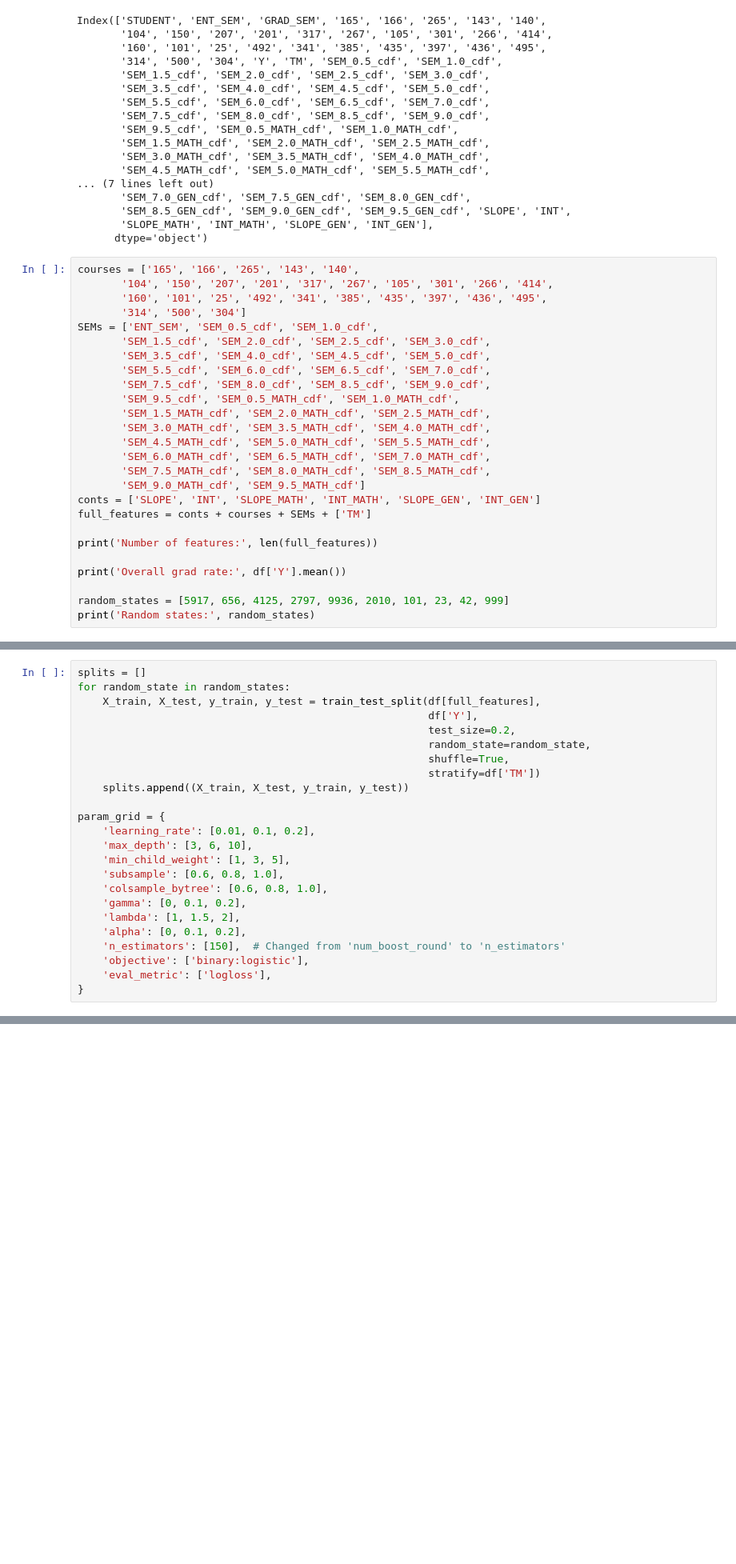
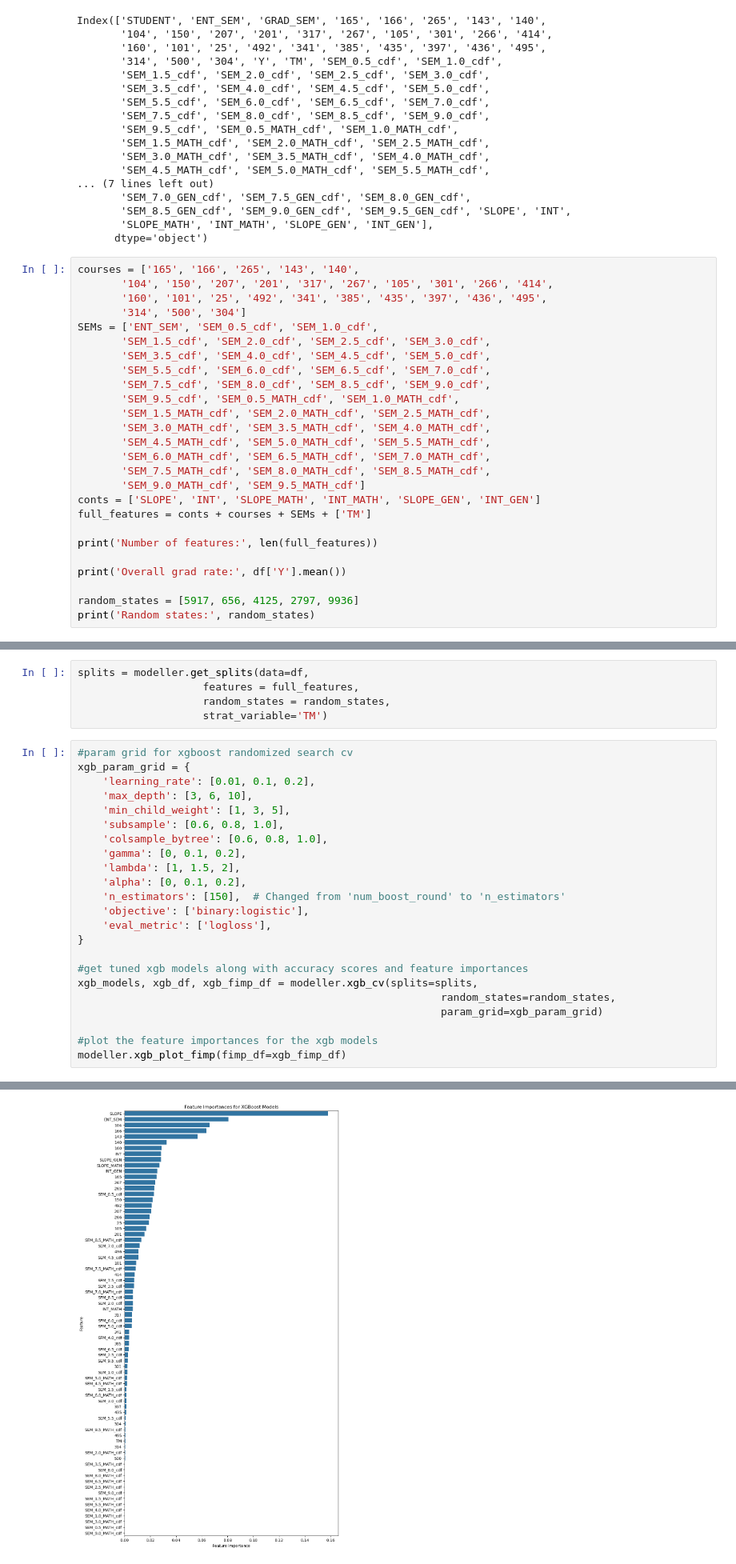
Before and after one commit to BishopsLemma/Fall-2024-Student-Success-Prediction, a Jupyter notebook: Modelling/modelling.ipynb, the cells around one changed output, grey strips where cells are left out. Shown at 80% size. Drawn from its saved outputs; the diff is of its cells as text; blank space fills up the shorter version.

Commit message:
done with modelling

```diff
--- a/Modelling/modelling.ipynb
+++ b/Modelling/modelling.ipynb
@@ -107,7 +102,7 @@ print('Number of features:', len(full_features))
 
 print('Overall grad rate:', df['Y'].mean())
 
-random_states = [5917, 656, 4125, 2797, 9936, 2010, 101, 23, 42, 999]
+random_states = [5917, 656, 4125, 2797, 9936]
 print('Random states:', random_states)
 # %% [output]
 Number of features: 74
@@ -116,15 +111,11 @@ Random states: [5917, 656, 4125, 2797, 9936, 2010, 101, 23, 42, 999]
+# %%
+splits = modeller.get_splits(data=df,
+                    features = full_features,
+                    random_states = random_states,
+                    strat_variable='TM')
 # %%
-splits = []
-for random_state in random_states:
-    X_train, X_test, y_train, y_test = train_test_split(df[full_features],
-                                                        df['Y'],
-                                                        test_size=0.2,
-                                                        random_state=random_state,
-                                                        shuffle=True,
-                                                        stratify=df['TM'])
-    splits.append((X_train, X_test, y_train, y_test))
-
-param_grid = {
+#param grid for xgboost randomized search cv
+xgb_param_grid = {
     'learning_rate': [0.01, 0.1, 0.2],
     'max_depth': [3, 6, 10],
     'min_child_weight': [1, 3, 5],
@@ -137,3 +128,12 @@ param_grid = {
     'objective': ['binary:logistic'],
     'eval_metric': ['logloss'],
 }
+
+#get tuned xgb models along with accuracy scores and feature importances
+xgb_models, xgb_df, xgb_fimp_df = modeller.xgb_cv(splits=splits,
+                                                          random_states=random_states,
+                                                          param_grid=xgb_param_grid)
+
+#plot the feature importances for the xgb models
+modeller.xgb_plot_fimp(fimp_df=xgb_fimp_df)
+# %% [output]
@@ -139,0 +145 @@ param_grid = {
+[figure, added]
```
Also changed, not shown: parts of 19 cells of this notebook, 2 other files.
